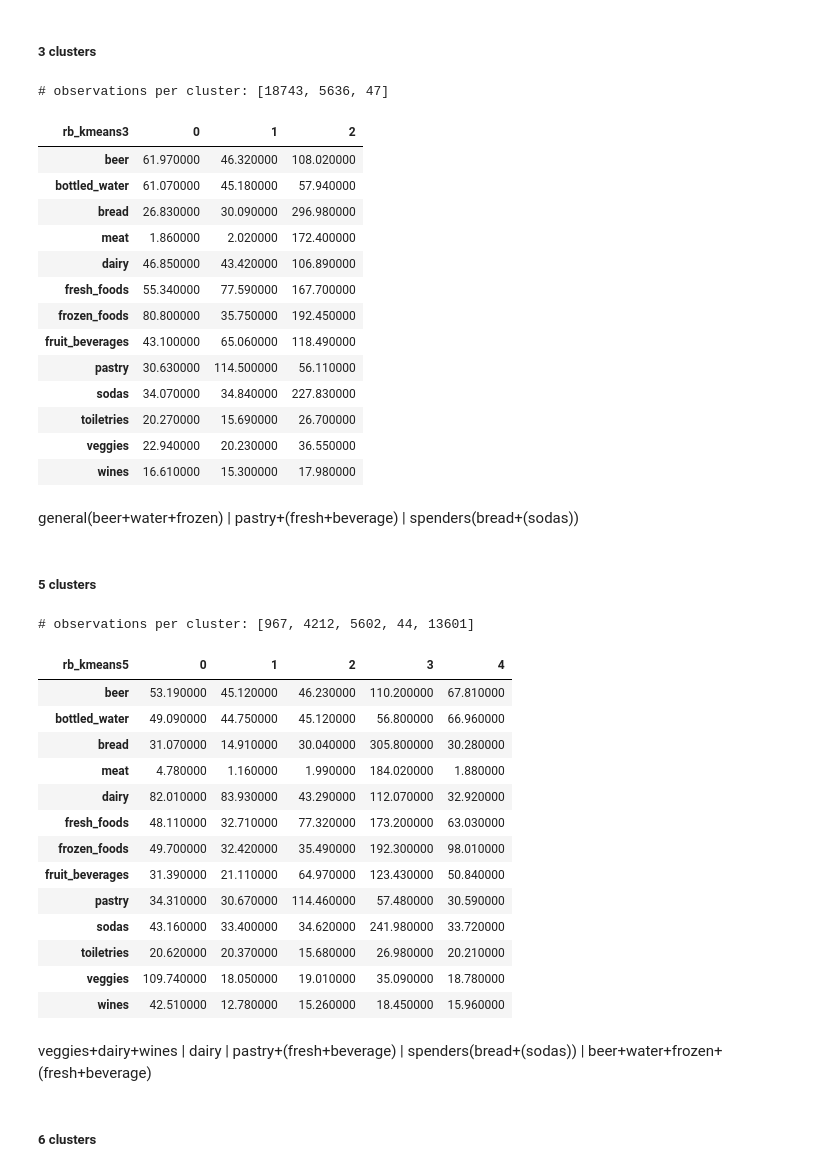
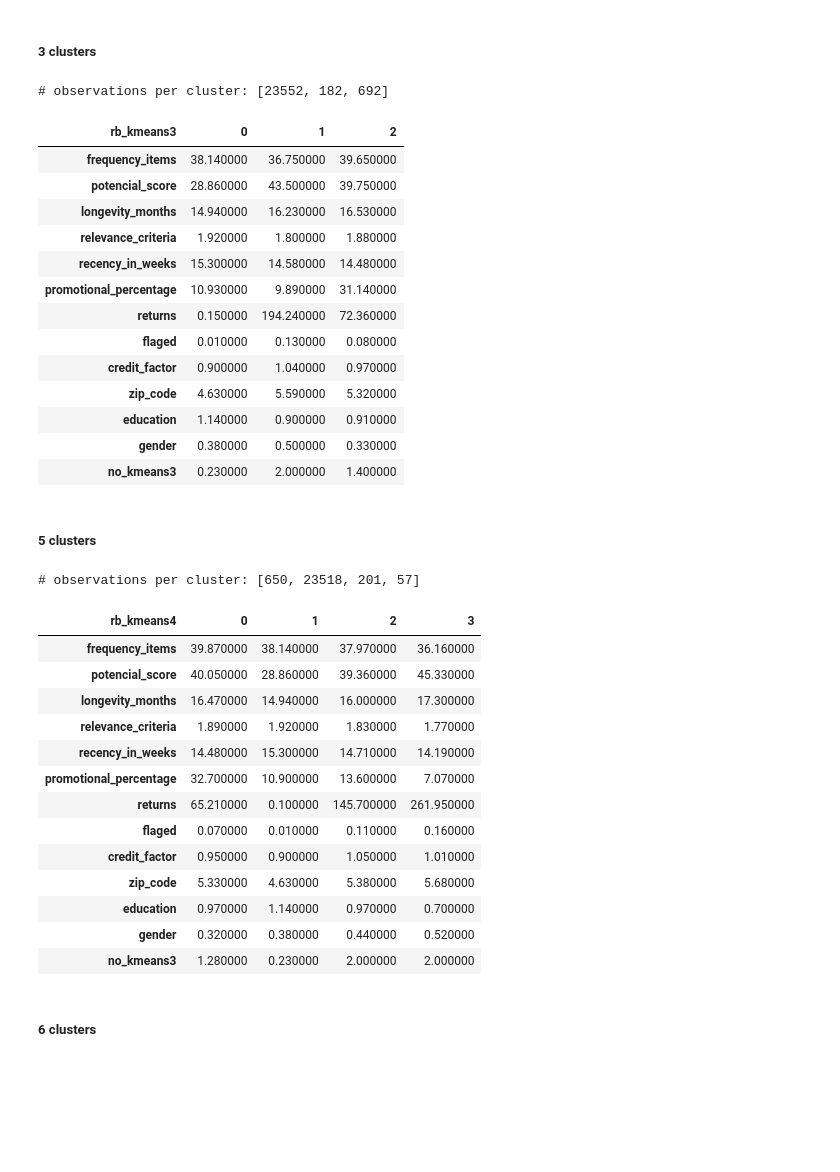
Before and after one commit to Rita-Centeno/DMI, a Jupyter notebook: clustering_dem0.0.ipynb, the cells around one changed output. Drawn from its saved outputs; the diff is of its cells as text; code cells hidden in the pictures; blank space fills up the shorter version.

```diff
--- a/clustering_dem0.0.ipynb
+++ b/clustering_dem0.0.ipynb
@@ -403,3 +250,0 @@ fresh+beverage+frozen | beer+water+frozen | fresh+beverage+pastry | dairy+(pastr
-# %%
-kmeans = KMeans(n_clusters = 6, init='k-means++', n_init=20,  random_state = 1).fit(sample_no_scl)
-sample_original['no_kmeans6'] = kmeans.predict(sample_no_scl)
@@ -508,4 +319,4 @@ beer+water+frozen | dairy+pastry | fresh+beverage+(frozen+pastry) | spenders(sod
 # %%
-kmeans = KMeans(n_clusters = 7, init='k-means++', n_init=20,  random_state = 1).fit(sample_st_scl)
-sample_original['st_kmeans7'] = kmeans.predict(sample_st_scl)
+kmeans = KMeans(n_clusters = 5, init='k-means++', n_init=20,  random_state = 1).fit(sample_st_scl)
+sample_original['st_kmeans5'] = kmeans.predict(sample_st_scl)
 # %%
@@ -639,3 +434,0 @@ pastry+(fresh+beverage) | beer+water+frozen | dairy | dairy+(pastry)+veggies+win
-# %%
-kmeans = KMeans(n_clusters = 6, init='k-means++', n_init=20,  random_state = 1).fit(sample_mm_scl)
-sample_original['mm_kmeans6'] = kmeans.predict(sample_mm_scl)
@@ -706,48 +470,44 @@ sample_original['rb_kmeans3'] = kmeans.predict(sample_rb_scl)
 # %%
 groupby_mean(sample_original, 'rb_kmeans3', True)
 # %% [output]
-# observations per cluster: [18743, 5636, 47]
+# observations per cluster: [23552, 182, 692]
 | rb_kmeans3 | 0 | 1 | 2 |
-| beer | 61.970000 | 46.320000 | 108.020000 |
-| bottled_water | 61.070000 | 45.180000 | 57.940000 |
-| bread | 26.830000 | 30.090000 | 296.980000 |
-| meat | 1.860000 | 2.020000 | 172.400000 |
-| dairy | 46.850000 | 43.420000 | 106.890000 |
-| fresh_foods | 55.340000 | 77.590000 | 167.700000 |
-| frozen_foods | 80.800000 | 35.750000 | 192.450000 |
-| fruit_beverages | 43.100000 | 65.060000 | 118.490000 |
-| pastry | 30.630000 | 114.500000 | 56.110000 |
-| sodas | 34.070000 | 34.840000 | 227.830000 |
-| toiletries | 20.270000 | 15.690000 | 26.700000 |
-| veggies | 22.940000 | 20.230000 | 36.550000 |
-| wines | 16.610000 | 15.300000 | 17.980000 |
+| frequency_items | 38.140000 | 36.750000 | 39.650000 |
+| potencial_score | 28.860000 | 43.500000 | 39.750000 |
+| longevity_months | 14.940000 | 16.230000 | 16.530000 |
+| relevance_criteria | 1.920000 | 1.800000 | 1.880000 |
+| recency_in_weeks | 15.300000 | 14.580000 | 14.480000 |
+| promotional_percentage | 10.930000 | 9.890000 | 31.140000 |
+| returns | 0.150000 | 194.240000 | 72.360000 |
+| flaged | 0.010000 | 0.130000 | 0.080000 |
+| credit_factor | 0.900000 | 1.040000 | 0.970000 |
+| zip_code | 4.630000 | 5.590000 | 5.320000 |
+| education | 1.140000 | 0.900000 | 0.910000 |
+| gender | 0.380000 | 0.500000 | 0.330000 |
+| no_kmeans3 | 0.230000 | 2.000000 | 1.400000 |
-# %% [markdown]
-general(beer+water+frozen) | pastry+(fresh+beverage) | spenders(bread+(sodas))
 # %% [markdown]
 ##### 5 clusters
 # %%
-kmeans = KMeans(n_clusters = 5, init='k-means++', n_init=20,  random_state = 1).fit(sample_rb_scl)
-sample_original['rb_kmeans5'] = kmeans.predict(sample_rb_scl)
+kmeans = KMeans(n_clusters = 4, init='k-means++', n_init=20,  random_state = 1).fit(sample_rb_scl)
+sample_original['rb_kmeans4'] = kmeans.predict(sample_rb_scl)
 # %%
-groupby_mean(sample_original, 'rb_kmeans5', True)
+groupby_mean(sample_original, 'rb_kmeans4', True)
 # %% [output]
-# observations per cluster: [967, 4212, 5602, 44, 13601]
+# observations per cluster: [650, 23518, 201, 57]
-| rb_kmeans5 | 0 | 1 | 2 | 3 | 4 |
-| beer | 53.190000 | 45.120000 | 46.230000 | 110.200000 | 67.810000 |
-| bottled_water | 49.090000 | 44.750000 | 45.120000 | 56.800000 | 66.960000 |
-| bread | 31.070000 | 14.910000 | 30.040000 | 305.800000 | 30.280000 |
-| meat | 4.780000 | 1.160000 | 1.990000 | 184.020000 | 1.880000 |
-| dairy | 82.010000 | 83.930000 | 43.290000 | 112.070000 | 32.920000 |
-| fresh_foods | 48.110000 | 32.710000 | 77.320000 | 173.200000 | 63.030000 |
-| frozen_foods | 49.700000 | 32.420000 | 35.490000 | 192.300000 | 98.010000 |
-| fruit_beverages | 31.390000 | 21.110000 | 64.970000 | 123.430000 | 50.840000 |
-| pastry | 34.310000 | 30.670000 | 114.460000 | 57.480000 | 30.590000 |
-| sodas | 43.160000 | 33.400000 | 34.620000 | 241.980000 | 33.720000 |
-| toiletries | 20.620000 | 20.370000 | 15.680000 | 26.980000 | 20.210000 |
-| veggies | 109.740000 | 18.050000 | 19.010000 | 35.090000 | 18.780000 |
-| wines | 42.510000 | 12.780000 | 15.260000 | 18.450000 | 15.960000 |
+| rb_kmeans4 | 0 | 1 | 2 | 3 |
+| frequency_items | 39.870000 | 38.140000 | 37.970000 | 36.160000 |
+| potencial_score | 40.050000 | 28.860000 | 39.360000 | 45.330000 |
+| longevity_months | 16.470000 | 14.940000 | 16.000000 | 17.300000 |
+| relevance_criteria | 1.890000 | 1.920000 | 1.830000 | 1.770000 |
+| recency_in_weeks | 14.480000 | 15.300000 | 14.710000 | 14.190000 |
+| promotional_percentage | 32.700000 | 10.900000 | 13.600000 | 7.070000 |
+| returns | 65.210000 | 0.100000 | 145.700000 | 261.950000 |
+| flaged | 0.070000 | 0.010000 | 0.110000 | 0.160000 |
+| credit_factor | 0.950000 | 0.900000 | 1.050000 | 1.010000 |
+| zip_code | 5.330000 | 4.630000 | 5.380000 | 5.680000 |
+| education | 0.970000 | 1.140000 | 0.970000 | 0.700000 |
+| gender | 0.320000 | 0.380000 | 0.440000 | 0.520000 |
+| no_kmeans3 | 1.280000 | 0.230000 | 2.000000 | 2.000000 |
-# %% [markdown]
-veggies+dairy+wines | dairy | pastry+(fresh+beverage) | spenders(bread+(sodas)) | beer+water+frozen+(fresh+beverage)
 # %% [markdown]
 ##### 6 clusters
 # %%
```
Also changed, not shown: parts of 143 cells of this notebook, 8 other files.
